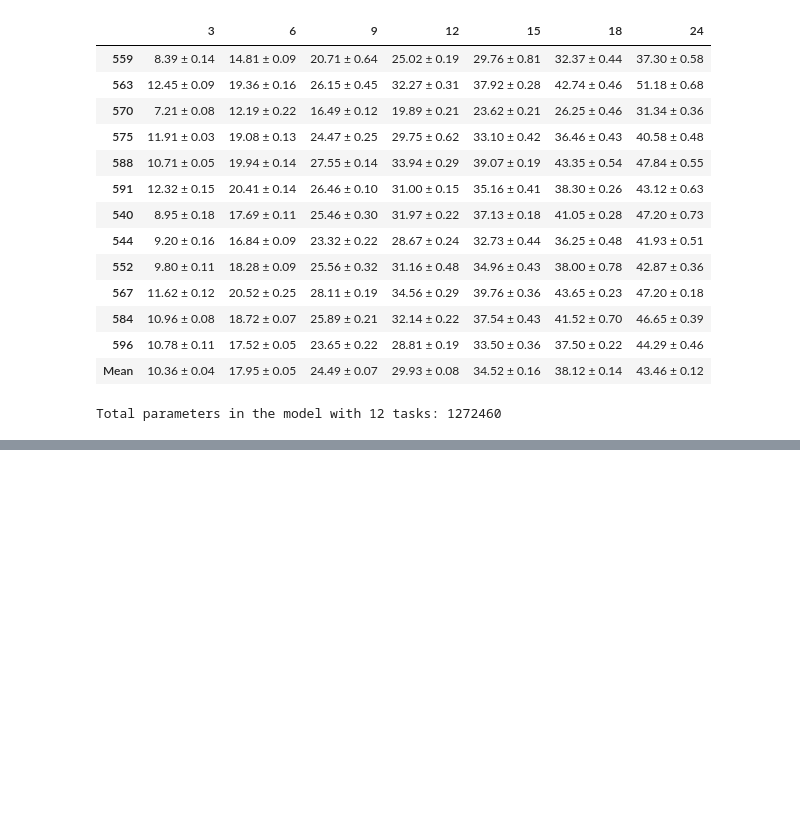
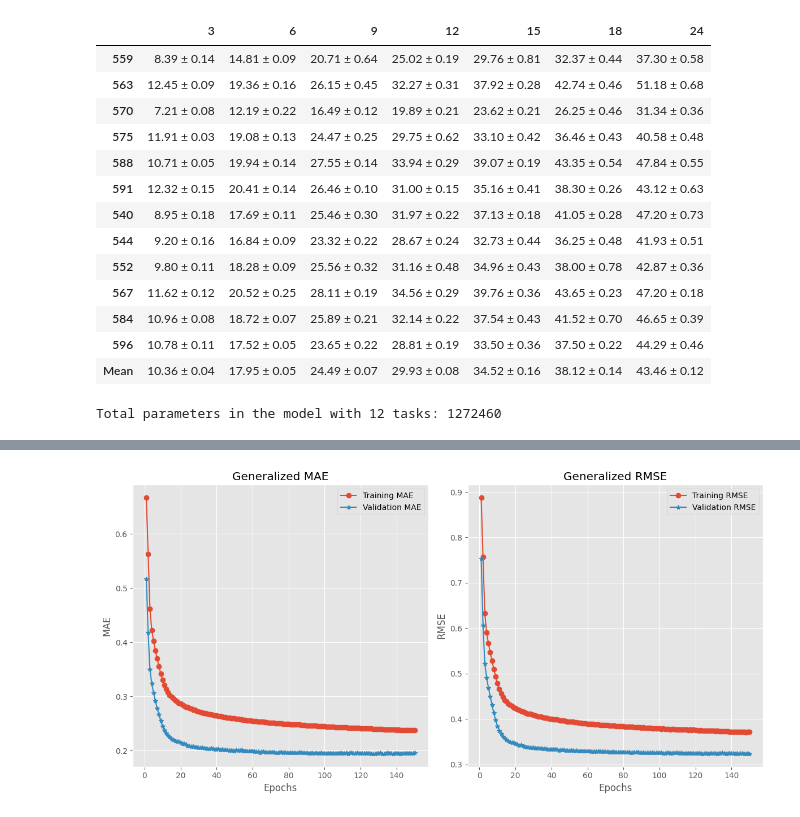
Before and after one commit to Menna-tullahh/Glucose-forecasting-using-multitasking, a Jupyter notebook: train-shared-layer-attention.ipynb, the cells around one changed output, grey strips where cells are left out. Cells and saved outputs as stored; diff of their text form; code cells hidden in the pictures; blank space fills up the shorter version.

```diff
--- a/train-shared-layer-attention.ipynb
+++ b/train-shared-layer-attention.ipynb
@@ -36,3 +32,13 @@ squared_patients_errors_PHs =  {key: [] for key in prediction_horizons}
 
 MAE_Patients_PHs =  {key: [] for key in prediction_horizons}
 RMSE_Patients_PHs =  {key: [] for key in prediction_horizons}
+# %%
+prediction_horizon = 6
+train_loader, validation_loader, all_train_loader, test_loader, input_shape, input_shape_test, output_shape, output_shape_test =  prepare_data_loader(
+                                                                                window_size,BATCH_SIZE, prediction_horizon,
+                                                                                model_type, split_ratio = 0.7, df = None, df_test = None, output_folder_train=output_folder_train, shuffle = True)
+
+model_all_train = SharedLayerModelWithAttention(input_shape=input_shape , output_shape=output_shape)
+model_all_train = model_all_train.to(device)
+model_all_train, history2 = train_model(model_all_train, all_train_loader, val_loader = test_loader, epochs=150, learning_rate=0.00001, model_type = model_type)
+histories_noval_PHs[prediction_horizon] = history2
@@ -307,0 +270,17 @@ Prediction horizon 3
+# %%
+
+# Apply style
+# plt.style.use("tableau-colorblind10")
+# plt.style.use("default")
+
+# Set Times New Roman font and darker border
+plt.rcParams['font.family'] = 'Times New Roman'
+plt.rcParams['axes.edgecolor'] = 'black'
+plt.rcParams['axes.linewidth'] = 1.5
+plt.rcParams['axes.labelsize'] = 14     # Axis label font size
+plt.rcParams['xtick.labelsize'] = 14      # X-tick font size
+plt.rcParams['ytick.labelsize'] = 14      # Y-tick font size
+# %%
+plot_loss_curves(histories_noval_PHs[6])
+# %% [output]
+[figure, added]
```
Also changed, not shown: parts of 13 cells of this notebook, 14 other files.
